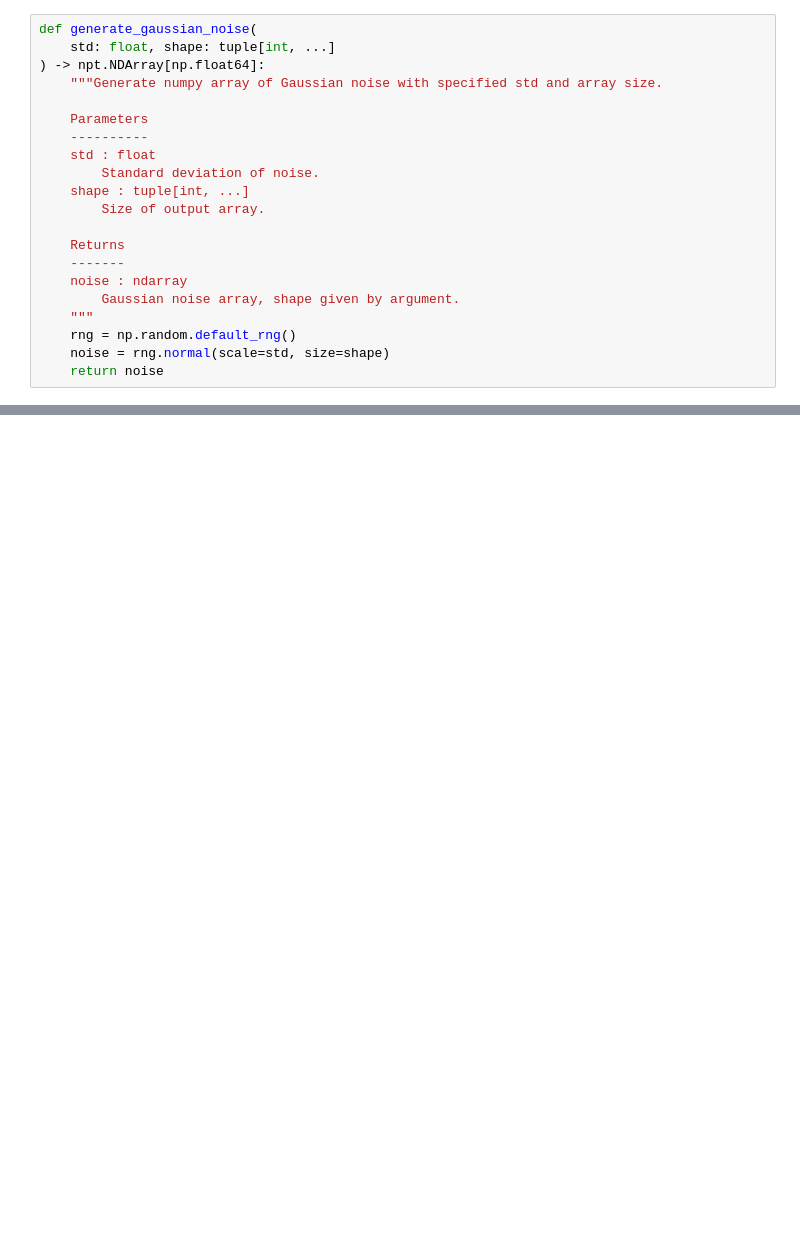
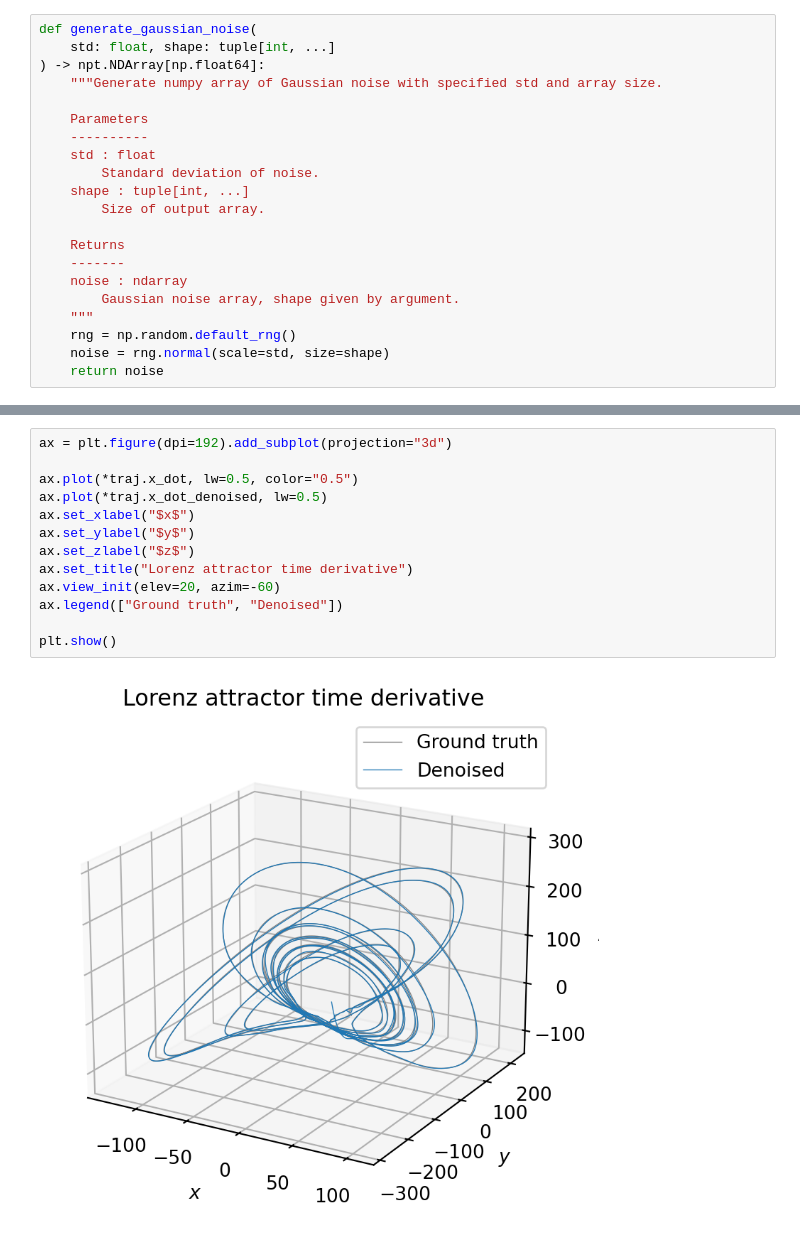
Before and after one commit to alexje76/SINDY-Noise-Investigation, a Jupyter notebook: test.ipynb, the cells around one changed output, grey strips where cells are left out. Drawn from its saved outputs; the diff is of its cells as text; blank space fills up the shorter version.

```diff
--- a/test.ipynb
+++ b/test.ipynb
@@ -126,0 +153,15 @@ plt.show()
+# %%
+ax = plt.figure(dpi=192).add_subplot(projection="3d")
+
+ax.plot(*traj.x_dot, lw=0.5, color="0.5")
+ax.plot(*traj.x_dot_denoised, lw=0.5)
+ax.set_xlabel("$x$")
+ax.set_ylabel("$y$")
+ax.set_zlabel("$z$")
+ax.set_title("Lorenz attractor time derivative")
+ax.view_init(elev=20, azim=-60)
+ax.legend(["Ground truth", "Denoised"])
+
+plt.show()
+# %% [output]
+[figure, added]
```
Also changed, not shown: parts of 7 cells of this notebook.
